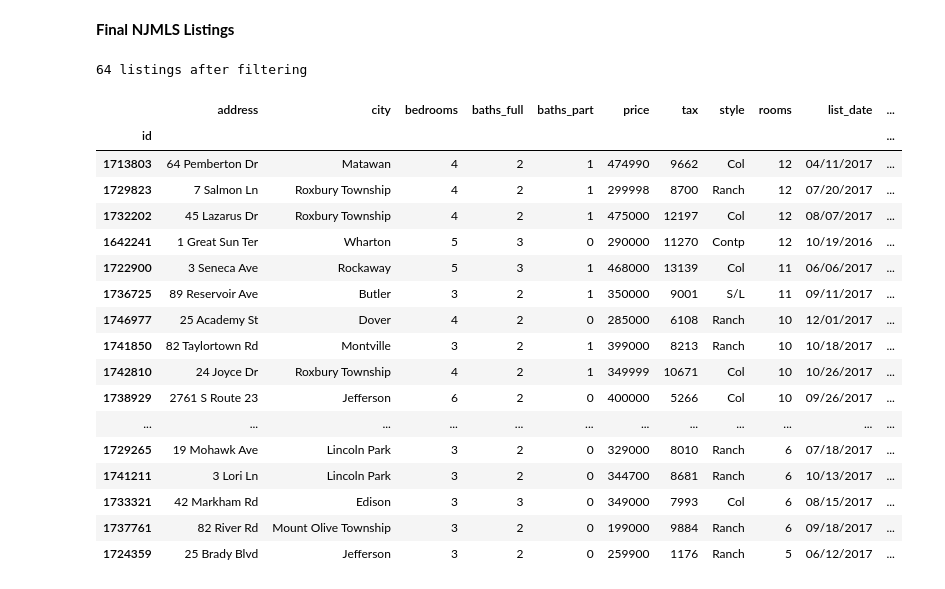
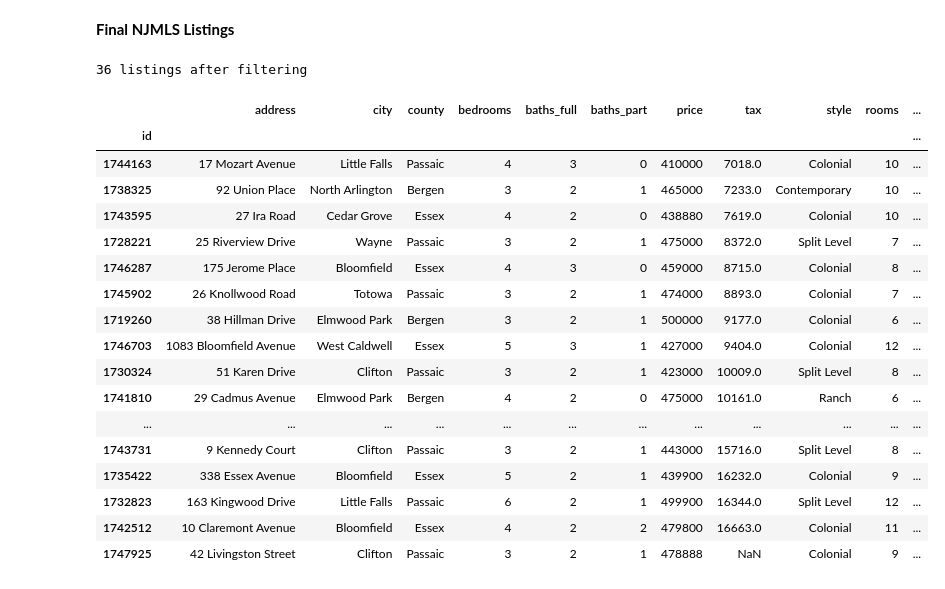
Before and after one commit to AlJohri/nj-house-search, a Jupyter notebook: analysis.ipynb, the cells around one changed output. Drawn from its saved outputs; the diff is of its cells as text; code cells hidden in the pictures.

```diff
--- a/analysis.ipynb
+++ b/analysis.ipynb
@@ -218,32 +316,0 @@ RuntimeError: Set changed size during iteration
-# %%
-ONE_HOUR_TEN_MINUTES = 3960
-ONE_HOUR_THIRTY_MINUTES = 5400
-ONE_HOUR_FORTY_MINUTES = 6000
-
-blacklist_cities = [
-    'Paterson City', 'West Orange Twp.', 'Belleville Twp.', 'Elizabeth City',
-    'Jefferson Twp.', 'Passaic City', 'Newark City']
-df1 = pd.DataFrame(gsmls_listings)
-df1.set_index('id', inplace=True)
-
-df1 = df1[
-    (df1.address.notnull()) & # must have non-null address
-    (~df1.city.isin(blacklist_cities)) &
-    (df1.sq_ft > 2000) &
-    (df1.tax < 12000) &
-    (~df1.heat_source.str.contains('oil', case=False, na=True)) &
-    (~df1.water.str.contains('well', case=False, na=True)) &
-    (~df1.sewer.str.contains('septic', case=False, na=True))
-]
-
-df1 = df1.sort_values(by=['park_and_ride_duration', 'park_and_ride_distance'], ascending=[True, True])
-
-# (df['park_and_ride_duration'] <= ONE_HOUR_THIRTY_MINUTES) &
-# (df['nyc_duration'].notnull()) & # must have nyc transit duration
-# (df['nyc_duration'] <= ONE_HOUR_TEN_MINUTES) &
-# (df['style'] == 'Colonial') &
-
-print(len(df1), "listings after filtering")
-
-# nyc_duration_text
-preview_gsmls_df(df1)
@@ -272,27 +459,35 @@ preview_gsmls_df(df1)
 # %%
 df2 = pd.DataFrame(njmls_listings)
 df2.set_index('id', inplace=True)
-# df2 = df2.sort_values(by=['park_and_ride_duration', 'park_and_ride_distance'], ascending=[True, True])
-df2 = df2.sort_values(by='rooms', ascending=False)
+df2 = df2[
+    (~df2.city.isin(blacklist_cities)) &
+    (~df2.basement.str.contains('Crawlspace')) &
+    (df2.basement != 'None') &
+    (df2['style'] != 'Cape Cod') &
+    (df2.barnabas_duration < HALF_HOUR) &
+    (df2.park_and_ride_duration1 < TEN_MINUTES) &
+    (df2.park_and_ride_duration < ONE_HOUR_TEN_MINUTES)
+]
+df2 = df2.sort_values(by=['tax',], ascending=[True])
 print(len(df2), "listings after filtering")
 preview_njmls_df(df2)
 # %% [output]
-64 listings after filtering
+36 listings after filtering
-|  | address | city | bedrooms | baths_full | baths_part | price | tax | style | rooms | list_date | ... |
+|  | address | city | county | bedrooms | baths_full | baths_part | price | tax | style | rooms | ... |
 | id |  |  |  |  |  |  |  |  |  |  | ... |
-| 1713803 | 64 Pemberton Dr | Matawan | 4 | 2 | 1 | 474990 | 9662 | Col | 12 | 04/11/2017 | ... |
-| 1729823 | 7 Salmon Ln | Roxbury Township | 4 | 2 | 1 | 299998 | 8700 | Ranch | 12 | 07/20/2017 | ... |
-| 1732202 | 45 Lazarus Dr | Roxbury Township | 4 | 2 | 1 | 475000 | 12197 | Col | 12 | 08/07/2017 | ... |
-| 1642241 | 1 Great Sun Ter | Wharton | 5 | 3 | 0 | 290000 | 11270 | Contp | 12 | 10/19/2016 | ... |
-| 1722900 | 3 Seneca Ave | Rockaway | 5 | 3 | 1 | 468000 | 13139 | Col | 11 | 06/06/2017 | ... |
-| 1736725 | 89 Reservoir Ave | Butler | 3 | 2 | 1 | 350000 | 9001 | S/L | 11 | 09/11/2017 | ... |
-| 1746977 | 25 Academy St | Dover | 4 | 2 | 0 | 285000 | 6108 | Ranch | 10 | 12/01/2017 | ... |
-| 1741850 | 82 Taylortown Rd | Montville | 3 | 2 | 1 | 399000 | 8213 | Ranch | 10 | 10/18/2017 | ... |
-| 1742810 | 24 Joyce Dr | Roxbury Township | 4 | 2 | 1 | 349999 | 10671 | Col | 10 | 10/26/2017 | ... |
-| 1738929 | 2761 S Route 23 | Jefferson | 6 | 2 | 0 | 400000 | 5266 | Col | 10 | 09/26/2017 | ... |
+| 1744163 | 17 Mozart Avenue | Little Falls | Passaic | 4 | 3 | 0 | 410000 | 7018.0 | Colonial | 10 | ... |
+| 1738325 | 92 Union Place | North Arlington | Bergen | 3 | 2 | 1 | 465000 | 7233.0 | Contemporary | 10 | ... |
+| 1743595 | 27 Ira Road | Cedar Grove | Essex | 4 | 2 | 0 | 438880 | 7619.0 | Colonial | 10 | ... |
+| 1728221 | 25 Riverview Drive | Wayne | Passaic | 3 | 2 | 1 | 475000 | 8372.0 | Split Level | 7 | ... |
+| 1746287 | 175 Jerome Place | Bloomfield | Essex | 4 | 3 | 0 | 459000 | 8715.0 | Colonial | 8 | ... |
+| 1745902 | 26 Knollwood Road | Totowa | Passaic | 3 | 2 | 1 | 474000 | 8893.0 | Colonial | 7 | ... |
+| 1719260 | 38 Hillman Drive | Elmwood Park | Bergen | 3 | 2 | 1 | 500000 | 9177.0 | Colonial | 6 | ... |
+| 1746703 | 1083 Bloomfield Avenue | West Caldwell | Essex | 5 | 3 | 1 | 427000 | 9404.0 | Colonial | 12 | ... |
+| 1730324 | 51 Karen Drive | Clifton | Passaic | 3 | 2 | 1 | 423000 | 10009.0 | Split Level | 8 | ... |
+| 1741810 | 29 Cadmus Avenue | Elmwood Park | Bergen | 4 | 2 | 0 | 475000 | 10161.0 | Ranch | 6 | ... |
 | ... | ... | ... | ... | ... | ... | ... | ... | ... | ... | ... | ... |
-| 1729265 | 19 Mohawk Ave | Lincoln Park | 3 | 2 | 0 | 329000 | 8010 | Ranch | 6 | 07/18/2017 | ... |
-| 1741211 | 3 Lori Ln | Lincoln Park | 3 | 2 | 0 | 344700 | 8681 | Ranch | 6 | 10/13/2017 | ... |
-| 1733321 | 42 Markham Rd | Edison | 3 | 3 | 0 | 349000 | 7993 | Col | 6 | 08/15/2017 | ... |
-| 1737761 | 82 River Rd | Mount Olive Township | 3 | 2 | 0 | 199000 | 9884 | Ranch | 6 | 09/18/2017 | ... |
-| 1724359 | 25 Brady Blvd | Jefferson | 3 | 2 | 0 | 259900 | 1176 | Ranch | 5 | 06/12/2017 | ... |
+| 1743731 | 9 Kennedy Court | Clifton | Passaic | 3 | 2 | 1 | 443000 | 15716.0 | Split Level | 8 | ... |
+| 1735422 | 338 Essex Avenue | Bloomfield | Essex | 5 | 2 | 1 | 439900 | 16232.0 | Colonial | 9 | ... |
+| 1732823 | 163 Kingwood Drive | Little Falls | Passaic | 6 | 2 | 1 | 499900 | 16344.0 | Split Level | 12 | ... |
+| 1742512 | 10 Claremont Avenue | Bloomfield | Essex | 4 | 2 | 2 | 479800 | 16663.0 | Colonial | 11 | ... |
+| 1747925 | 42 Livingston Street | Clifton | Passaic | 3 | 2 | 1 | 478888 | NaN | Colonial | 9 | ... |
```
Also changed, not shown: parts of 24 cells of this notebook, 1 other file.
